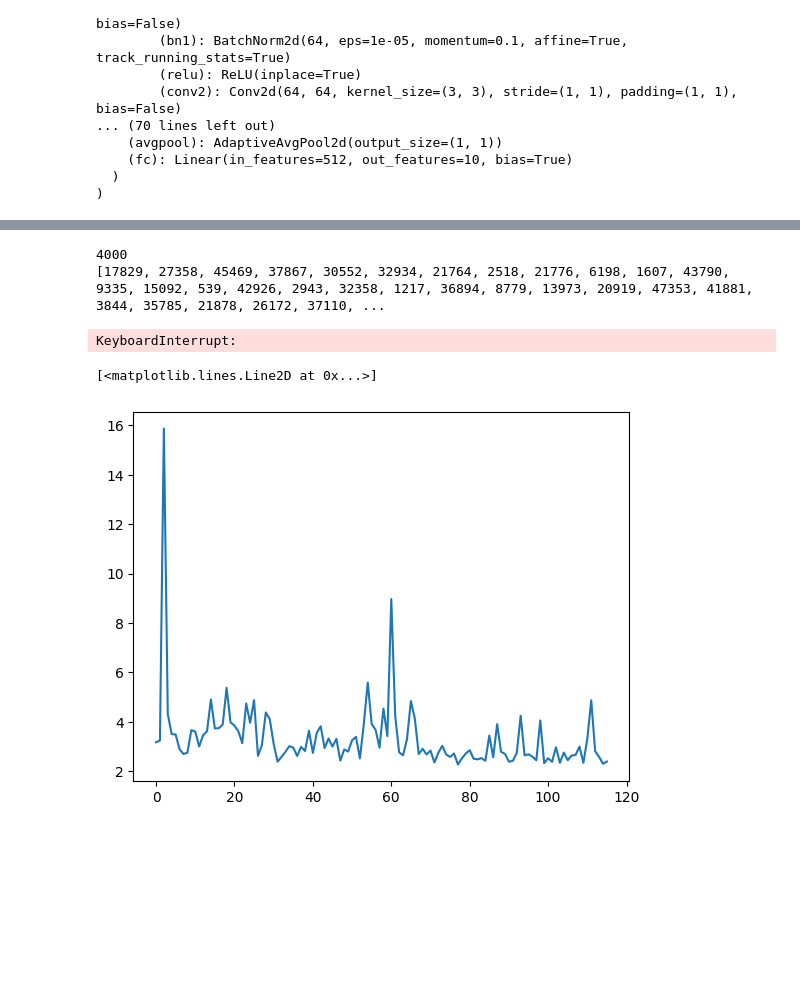
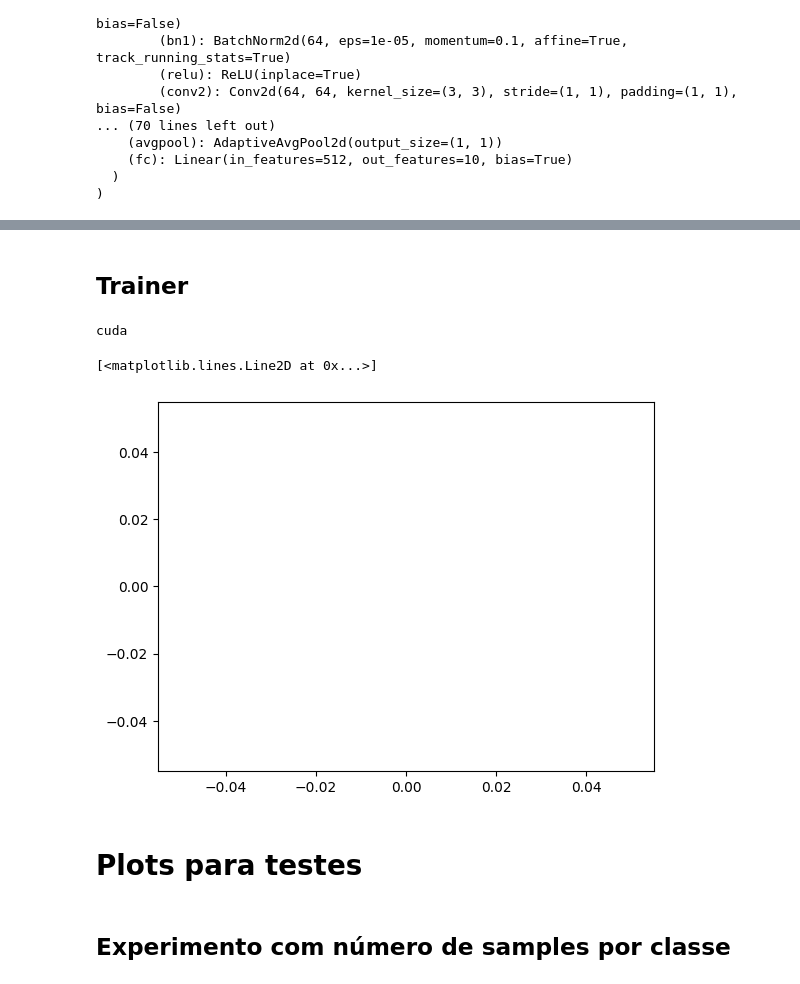
Before and after one commit to pedrotokar/deeplearning-assignments, a Jupyter notebook: Assignment 3/Deep Learning Assignment 3.ipynb, the cells around one changed output, grey strips where cells are left out. Saved outputs shown, nothing was run; the diff lists cells and outputs as text; code cells hidden in the pictures; blank space fills up the shorter version.

```diff
--- a/Assignment 3/Deep Learning Assignment 3.ipynb
+++ b/Assignment 3/Deep Learning Assignment 3.ipynb
@@ -141,7 +146,7 @@ class UnlabeledDataset(Dataset):
 
         self.strong_augmentations = v2.Compose([
                 CTAugment() if ctaugment else v2.RandAugment(),
-                v2.RandomErasing(p=0.5,
+                v2.RandomErasing(p=0.0,
                                 ratio=(0.3, 3.3),
                                 scale=(0.25, 0.25),
                                 value=[125.307, 122.961, 113.8575]),
@@ -323,3 +335,5 @@ loss(mock_preds, mock_truth, mock_weak_preds, mock_strong_preds)
+# %% [markdown]
+## Trainer
 # %%
 class Trainer:
     def __init__(self, model, labeled_dataset, unlabeled_dataset, criterion, optimizer, val_dataset = None, device = "cpu"):
@@ -340,7 +354,8 @@ class Trainer:
         self._history = {
             "train_loss": [],
             "val_acc": [],
-            "val_loss": []
+            "val_loss": [],
+            "confidence": []
         }
 
     @property
@@ -384,7 +399,7 @@ class Trainer:
 
             running_loss += loss.item()
             progress_bar.set_postfix(loss = loss.item(), lr = self._optimizer.param_groups[0]["lr"])
-            confidents += confident
+            confidents += int(confident)
 
         if scheduler is not None:
             scheduler.step()
@@ -436,6 +451,7 @@ class Trainer:
         for epoch in range(epochs):
             train_loss, confidence = self.train_one_epoch(epoch, scheduler)
             self._history["train_loss"].append(train_loss)
+            self._history["confidence"].append(confidence)
 
             if self._val_dataset:
                 val_acc, val_loss, class_acc = self.evaluate_accuracy(self._val_dataloader)
@@ -447,7 +463,7 @@ class Trainer:
 # %%
 n_classes = 10
 n_samples = 400
-epochs = 200
+epochs = 2
 
 batch_size = 64
 learning_rate = 0.03
@@ -496,12 +512,10 @@ trainer = Trainer(
 
 trainer.fit(epochs, batch_size, num_workers = 3, scheduler = scheduler)
 # %% [output]
-4000
-[17829, 27358, 45469, 37867, 30552, 32934, 21764, 2518, 21776, 6198, 1607, 43790, 9335, 15092, 539, 42926, 2943, 32358, 1217, 36894, 8779, 13973, 20919, 47353, 41881, 3844, 35785, 21878, 26172, 37110, ...
+cuda
-KeyboardInterrupt:
 # %%
-plt.plot(trainer._history["val_loss"])
+plt.plot(trainer._history["val_acc"])
 # %% [output]
 [<matplotlib.lines.Line2D at 0x...>]
-[figure, old version]
+[figure, new version]
 # %%
@@ -514 +525,5 @@ with open("modelo_prototipo_400_dnv.json", "w") as f:
     json.dump(trainer._history, f)
+# %% [markdown]
+# Plots para testes
+# %% [markdown]
+## Experimento com número de samples por classe
```
Also changed, not shown: parts of 25 cells of this notebook, 2 other files.
